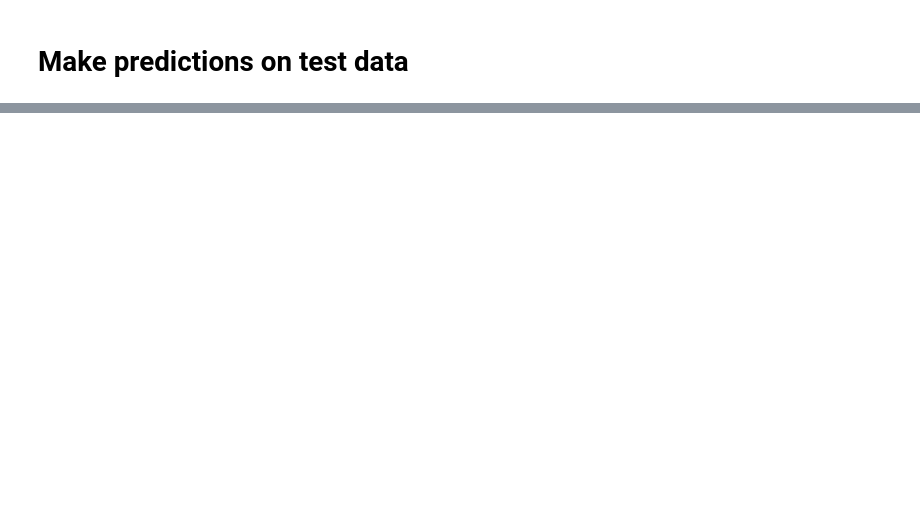
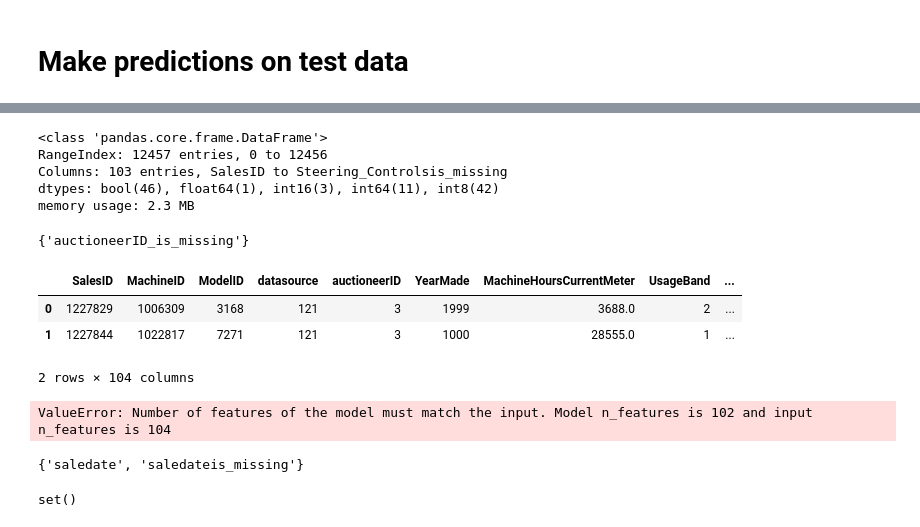
Before and after one commit to JayJavaDevelopment/DataScience, a Jupyter notebook: 25032020_Sale Price of Bulldozers.ipynb, the cells around one changed output, grey strips where cells are left out. Saved outputs shown, nothing was run; the diff lists cells and outputs as text; code cells hidden in the pictures; blank space fills up the shorter version.

```diff
--- a/25032020_Sale Price of Bulldozers.ipynb
+++ b/25032020_Sale Price of Bulldozers.ipynb
@@ -754,0 +862,30 @@ X_train.shape
+# %%
+df_test.info()
+# %% [output]
+<class 'pandas.core.frame.DataFrame'>
+RangeIndex: 12457 entries, 0 to 12456
+Columns: 103 entries, SalesID to Steering_Controlsis_missing
+dtypes: bool(46), float64(1), int16(3), int64(11), int8(42)
+memory usage: 2.3 MB
+# %%
+## It will be difficult , so let us use this
+set(X_train.columns) - set(df_test.columns)
+# %% [output]
+{'auctioneerID_is_missing'}
+# %%
+df_test["auctioneerID_is_missing"] = False
+df_test.head(2)
+# %% [output]
+|  | SalesID | MachineID | ModelID | datasource | auctioneerID | YearMade | MachineHoursCurrentMeter | UsageBand | ... |
+| 0 | 1227829 | 1006309 | 3168 | 121 | 3 | 1999 | 3688.0 | 2 | ... |
+| 1 | 1227844 | 1022817 | 7271 | 121 | 3 | 1000 | 28555.0 | 1 | ... |
+2 rows × 104 columns
+# %%
+test_preds = ideal_model.predict(df_test)
+# %% [output]
+ValueError: Number of features of the model must match the input. Model n_features is 102 and input n_features is 104
+# %%
+## It will be difficult , so let us use this
+set(df_test.columns) - set(X_train.columns)
+# %% [output]
+{'saledate', 'saledateis_missing'}
@@ -754,0 +896,5 @@ X_train.shape
+# %%
+## It will be difficult , so let us use this
+set(df_test.columns) - set(X_train.columns)
+# %% [output]
+set()
```
Also changed, not shown: parts of 33 cells of this notebook.
